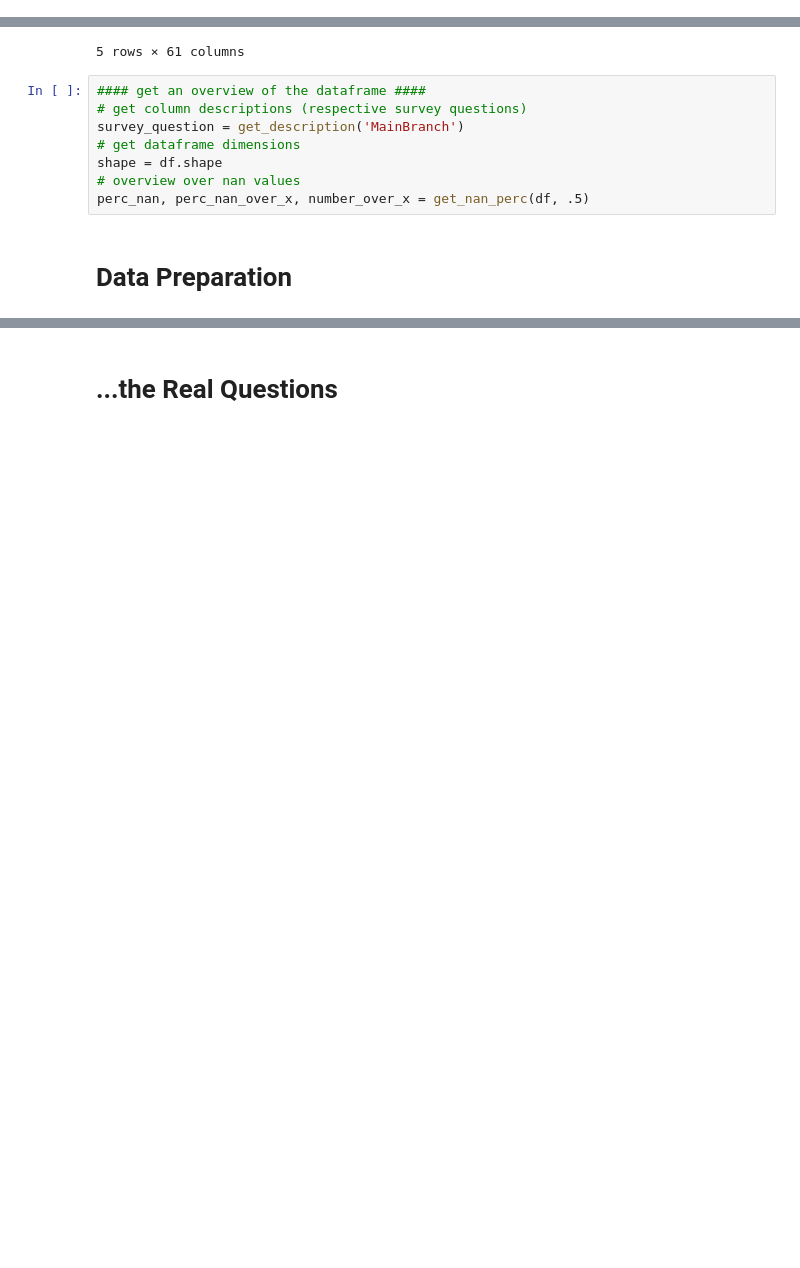
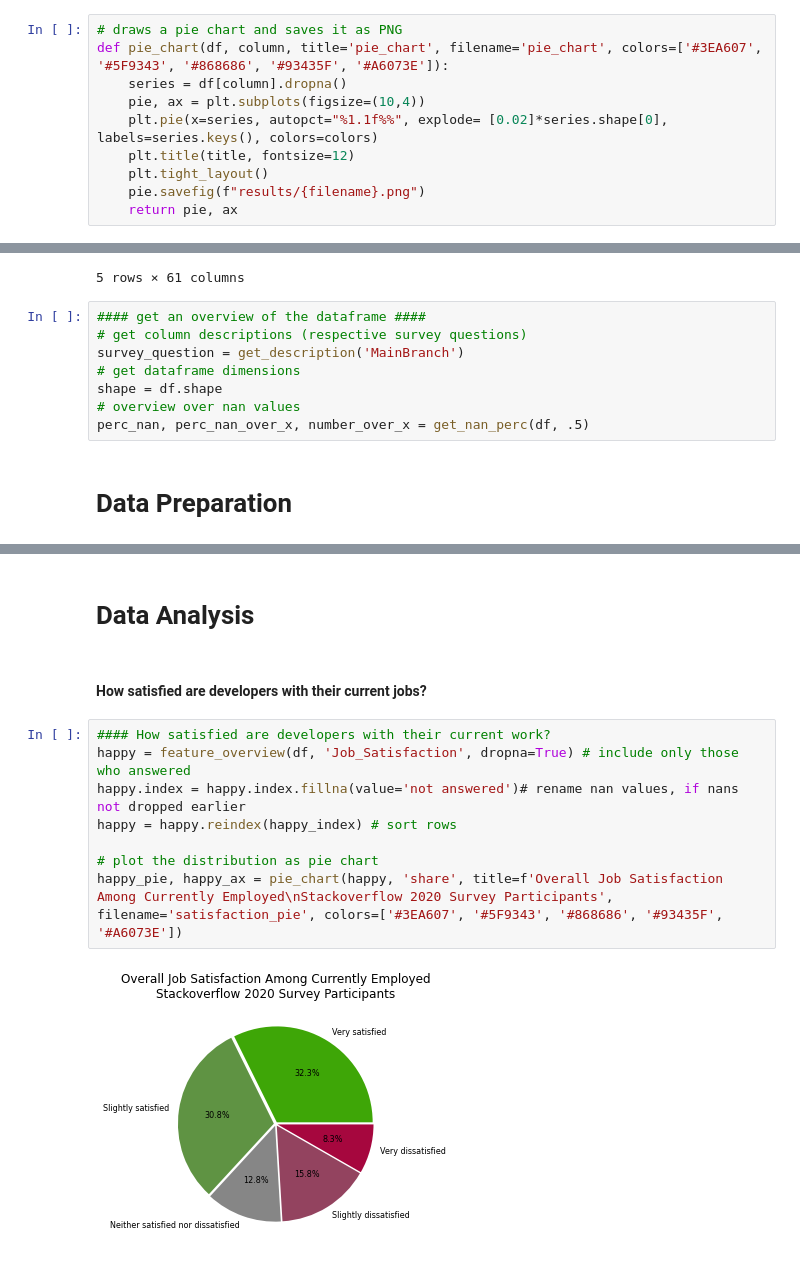
Before and after one commit to Andrea-Schulz/datascience, a Jupyter notebook: Project_1.ipynb, the cells around one changed output, grey strips where cells are left out. Saved outputs shown, nothing was run; the diff lists cells and outputs as text; blank space fills up the shorter version.

```diff
--- a/Project_1.ipynb
+++ b/Project_1.ipynb
@@ -133,0 +136,10 @@ def new_happy_bins(df):
+# %%
+# draws a pie chart and saves it as PNG
+def pie_chart(df, column, title='pie_chart', filename='pie_chart', colors=['#3EA607', '#5F9343', '#868686', '#93435F', '#A6073E']):
+    series = df[column].dropna()
+    pie, ax = plt.subplots(figsize=(10,4))
+    plt.pie(x=series, autopct="%1.1f%%", explode= [0.02]*series.shape[0], labels=series.keys(), colors=colors)
+    plt.title(title, fontsize=12)
+    plt.tight_layout()
+    pie.savefig(f"results/{filename}.png")
+    return pie, ax
@@ -178,5 +253,17 @@ happy_index = ['Very satisfied',
                'Slightly dissatisfied',
                'Very dissatisfied',
                'not answered']
-# %% [markdown]
-# ...the Real Questions
+# %% [markdown]
+# Data Analysis
+# %% [markdown]
+#### How satisfied are developers with their current jobs?
+# %%
+#### How satisfied are developers with their current work?
+happy = feature_overview(df, 'Job_Satisfaction', dropna=True) # include only those who answered
+happy.index = happy.index.fillna(value='not answered')# rename nan values, if nans not dropped earlier
+happy = happy.reindex(happy_index) # sort rows
+
+# plot the distribution as pie chart
+happy_pie, happy_ax = pie_chart(happy, 'share', title=f'Overall Job Satisfaction Among Currently Employed\nStackoverflow 2020 Survey Participants', filename='satisfaction_pie', colors=['#3EA607', '#5F9343', '#868686', '#93435F', '#A6073E'])
+# %% [output]
+[figure, added]
```
Also changed, not shown: parts of 18 cells of this notebook, 1 other file.
